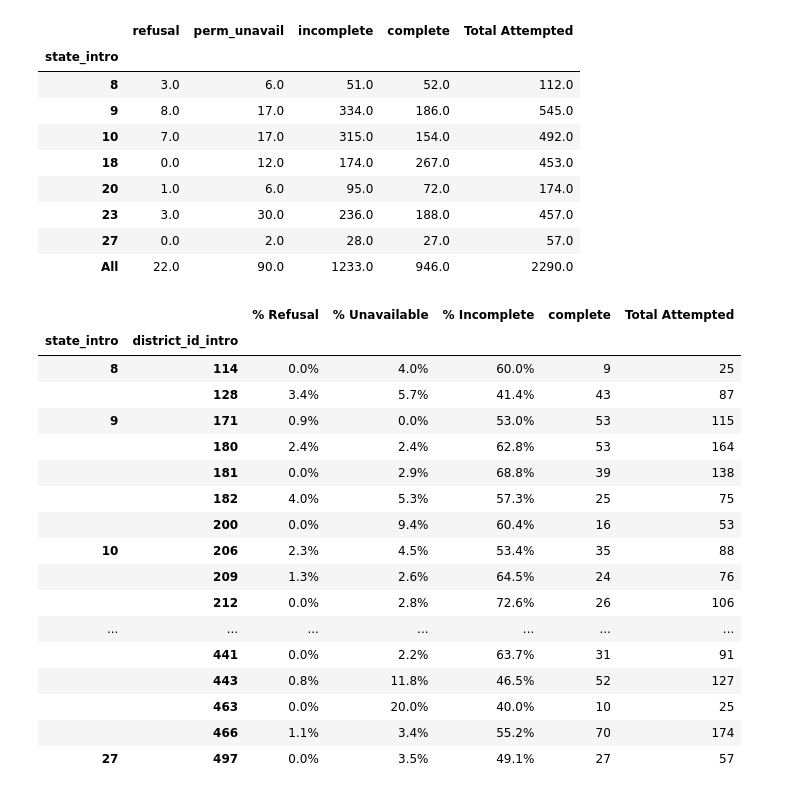
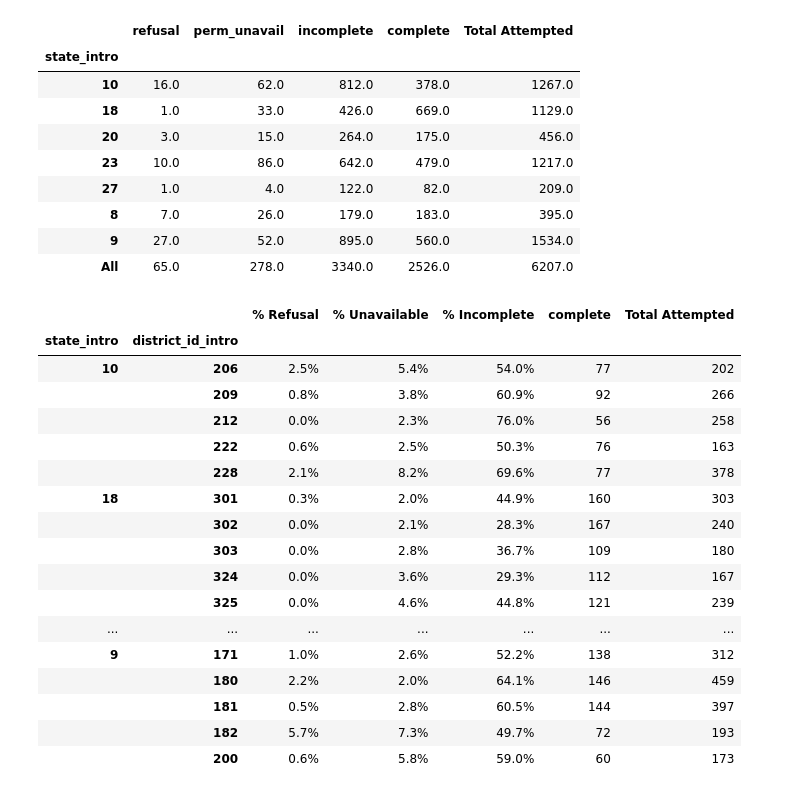
Before and after one commit to ryfauber/jupyter, a Jupyter notebook: portal_data_views.ipynb, the cells around one changed output. Drawn from its saved outputs; the diff is of its cells as text; code cells hidden in the pictures.

```diff
--- a/portal_data_views.ipynb
+++ b/portal_data_views.ipynb
@@ -32,31 +32,35 @@ HTML('''<script>
 # %% [output]
 [interactive output not drawn]
 # %%
-result = pd.read_excel('/Users/ryan/Desktop/may14_portaldata.xlsx', encoding= 'utf-8-sig')
+result = pd.read_csv('/Users/ryan/Desktop/combined_baseline_may19.csv', header=0, dtype= 'unicode')
 
 result['hh_size_hhinfo'] = pd.to_numeric(result['hh_size_hhinfo'], errors='coerce')
+result['refusal'] = pd.to_numeric(result['refusal'], errors='coerce')
+result['perm_unavail'] = pd.to_numeric(result['perm_unavail'], errors='coerce')
+result['incomplete'] = pd.to_numeric(result['incomplete'], errors='coerce')
+result['complete'] = pd.to_numeric(result['complete'], errors='coerce')
 
 result.loc[result['incomplete'] == 0, 'complete'] = 1
 result.loc[result['refusal'] == 1, 'complete'] = 0
 result.loc[result['perm_unavail'] == 1, 'complete'] = 0
 
 total = result[['state_intro','refusal','perm_unavail','incomplete','complete']].groupby(['state_intro']).sum()
 total['Total Attempted'] = result[['state_intro','scto_uuid']].groupby(['state_intro']).count()
 
 total.loc['All'] = total.sum()
 #total.loc['All']
 total
 # %% [output]
 |  | refusal | perm_unavail | incomplete | complete | Total Attempted |
 | state_intro |  |  |  |  |  |
-| 8 | 3.0 | 6.0 | 51.0 | 52.0 | 112.0 |
-| 9 | 8.0 | 17.0 | 334.0 | 186.0 | 545.0 |
-| 10 | 7.0 | 17.0 | 315.0 | 154.0 | 492.0 |
-| 18 | 0.0 | 12.0 | 174.0 | 267.0 | 453.0 |
-| 20 | 1.0 | 6.0 | 95.0 | 72.0 | 174.0 |
-| 23 | 3.0 | 30.0 | 236.0 | 188.0 | 457.0 |
-| 27 | 0.0 | 2.0 | 28.0 | 27.0 | 57.0 |
-| All | 22.0 | 90.0 | 1233.0 | 946.0 | 2290.0 |
+| 10 | 16.0 | 62.0 | 812.0 | 378.0 | 1267.0 |
+| 18 | 1.0 | 33.0 | 426.0 | 669.0 | 1129.0 |
+| 20 | 3.0 | 15.0 | 264.0 | 175.0 | 456.0 |
+| 23 | 10.0 | 86.0 | 642.0 | 479.0 | 1217.0 |
+| 27 | 1.0 | 4.0 | 122.0 | 82.0 | 209.0 |
+| 8 | 7.0 | 26.0 | 179.0 | 183.0 | 395.0 |
+| 9 | 27.0 | 52.0 | 895.0 | 560.0 | 1534.0 |
+| All | 65.0 | 278.0 | 3340.0 | 2526.0 | 6207.0 |
 # %%
 counts = result[['state_intro','district_id_intro','refusal','incomplete','complete', 'perm_unavail']].groupby(['state_intro','district_id_intro']).sum()
 
@@ -75,22 +79,22 @@ counts = counts[['% Refusal','% Unavailable', '% Incomplete','complete','Total A
 # %% [output]
 |  |  | % Refusal | % Unavailable | % Incomplete | complete | Total Attempted |
 | state_intro | district_id_intro |  |  |  |  |  |
-| 8 | 114 | 0.0% | 4.0% | 60.0% | 9 | 25 |
-|  | 128 | 3.4% | 5.7% | 41.4% | 43 | 87 |
-| 9 | 171 | 0.9% | 0.0% | 53.0% | 53 | 115 |
-|  | 180 | 2.4% | 2.4% | 62.8% | 53 | 164 |
-|  | 181 | 0.0% | 2.9% | 68.8% | 39 | 138 |
-|  | 182 | 4.0% | 5.3% | 57.3% | 25 | 75 |
-|  | 200 | 0.0% | 9.4% | 60.4% | 16 | 53 |
-| 10 | 206 | 2.3% | 4.5% | 53.4% | 35 | 88 |
-|  | 209 | 1.3% | 2.6% | 64.5% | 24 | 76 |
-|  | 212 | 0.0% | 2.8% | 72.6% | 26 | 106 |
+| 10 | 206 | 2.5% | 5.4% | 54.0% | 77 | 202 |
+|  | 209 | 0.8% | 3.8% | 60.9% | 92 | 266 |
+|  | 212 | 0.0% | 2.3% | 76.0% | 56 | 258 |
+|  | 222 | 0.6% | 2.5% | 50.3% | 76 | 163 |
+|  | 228 | 2.1% | 8.2% | 69.6% | 77 | 378 |
+| 18 | 301 | 0.3% | 2.0% | 44.9% | 160 | 303 |
+|  | 302 | 0.0% | 2.1% | 28.3% | 167 | 240 |
+|  | 303 | 0.0% | 2.8% | 36.7% | 109 | 180 |
+|  | 324 | 0.0% | 3.6% | 29.3% | 112 | 167 |
+|  | 325 | 0.0% | 4.6% | 44.8% | 121 | 239 |
 | ... | ... | ... | ... | ... | ... | ... |
-|  | 441 | 0.0% | 2.2% | 63.7% | 31 | 91 |
-|  | 443 | 0.8% | 11.8% | 46.5% | 52 | 127 |
-|  | 463 | 0.0% | 20.0% | 40.0% | 10 | 25 |
-|  | 466 | 1.1% | 3.4% | 55.2% | 70 | 174 |
-| 27 | 497 | 0.0% | 3.5% | 49.1% | 27 | 57 |
+| 9 | 171 | 1.0% | 2.6% | 52.2% | 138 | 312 |
+|  | 180 | 2.2% | 2.0% | 64.1% | 146 | 459 |
+|  | 181 | 0.5% | 2.8% | 60.5% | 144 | 397 |
+|  | 182 | 5.7% | 7.3% | 49.7% | 72 | 193 |
+|  | 200 | 0.6% | 5.8% | 59.0% | 60 | 173 |
 # %%
 
 h = sorted(result['hh_size_hhinfo'].dropna())  #sorted
```
Also changed, not shown: parts of 3 cells of this notebook.
